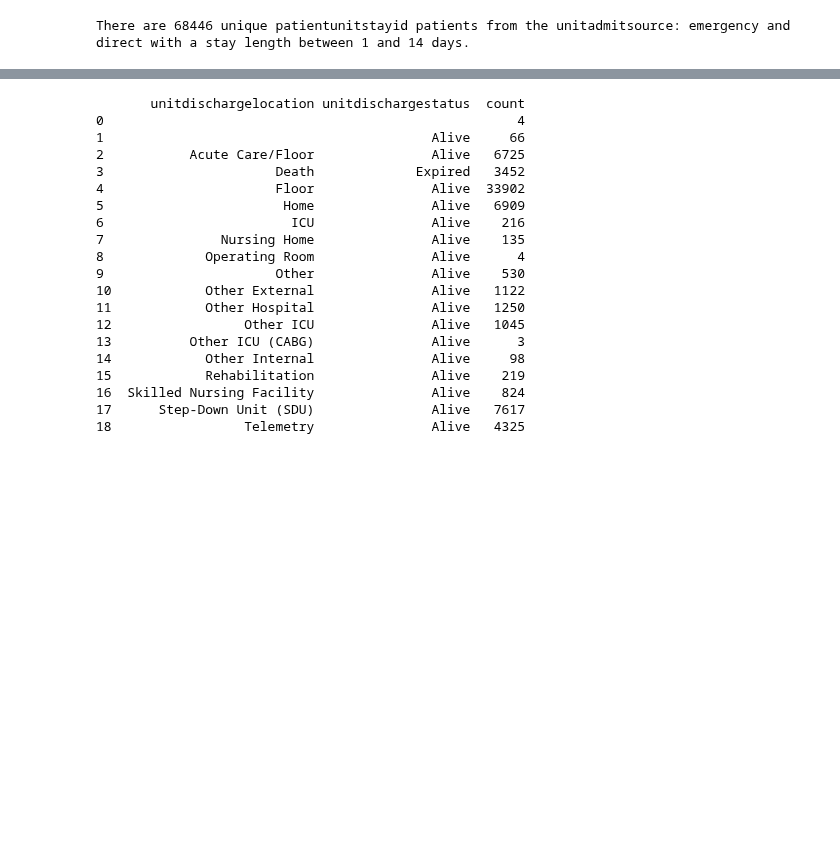
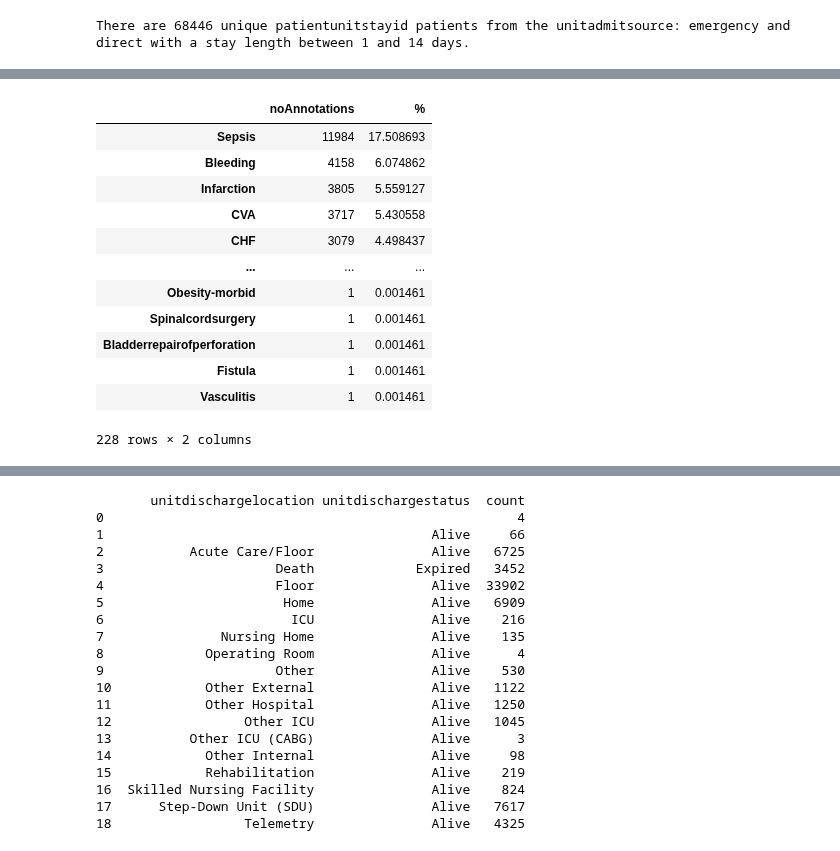
Before and after one commit to joy628/master-project, a Jupyter notebook: data-prepossing-2/patient.ipynb, the cells around one changed output, grey strips where cells are left out. Saved outputs shown, nothing was run; the diff lists cells and outputs as text; code cells hidden in the pictures; blank space fills up the shorter version.

```diff
--- a/data-prepossing-2/patient.ipynb
+++ b/data-prepossing-2/patient.ipynb
@@ -118,0 +138,19 @@ There are 68446 unique patientunitstayid patients from the unitadmitsource: emer
+# %%
+frequency1 = pd.DataFrame()
+frequency1['noAnnotations'] =df_dx['first'].value_counts()
+frequency1['%'] = df_dx['first'].value_counts() / len(df_dx.index) * 100
+frequency1
+# %% [output]
+|  | noAnnotations | % |
+| Sepsis | 11984 | 17.508693 |
+| Bleeding | 4158 | 6.074862 |
+| Infarction | 3805 | 5.559127 |
+| CVA | 3717 | 5.430558 |
+| CHF | 3079 | 4.498437 |
+| ... | ... | ... |
+| Obesity-morbid | 1 | 0.001461 |
+| Spinalcordsurgery | 1 | 0.001461 |
+| Bladderrepairofperforation | 1 | 0.001461 |
+| Fistula | 1 | 0.001461 |
+| Vasculitis | 1 | 0.001461 |
+228 rows × 2 columns
```
Also changed, not shown: parts of 7 cells of this notebook, 5 other files.
